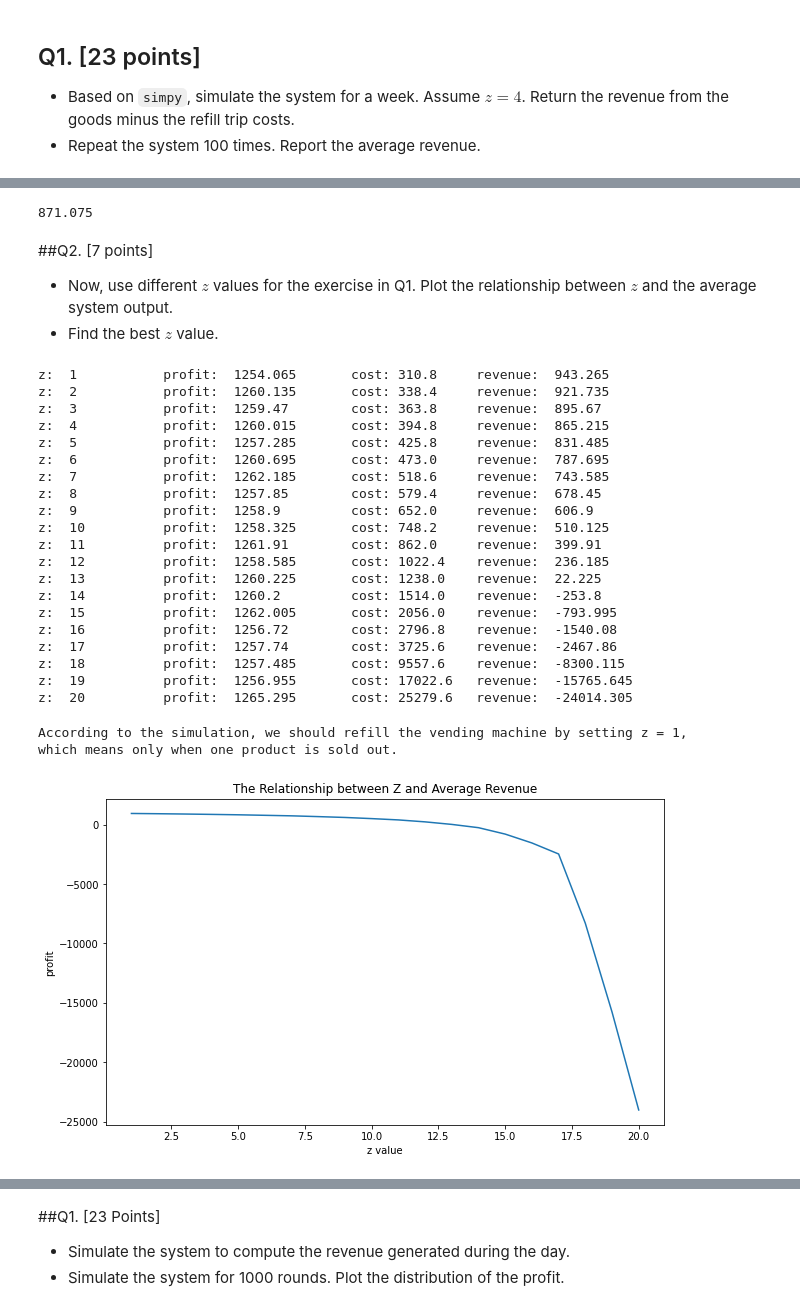
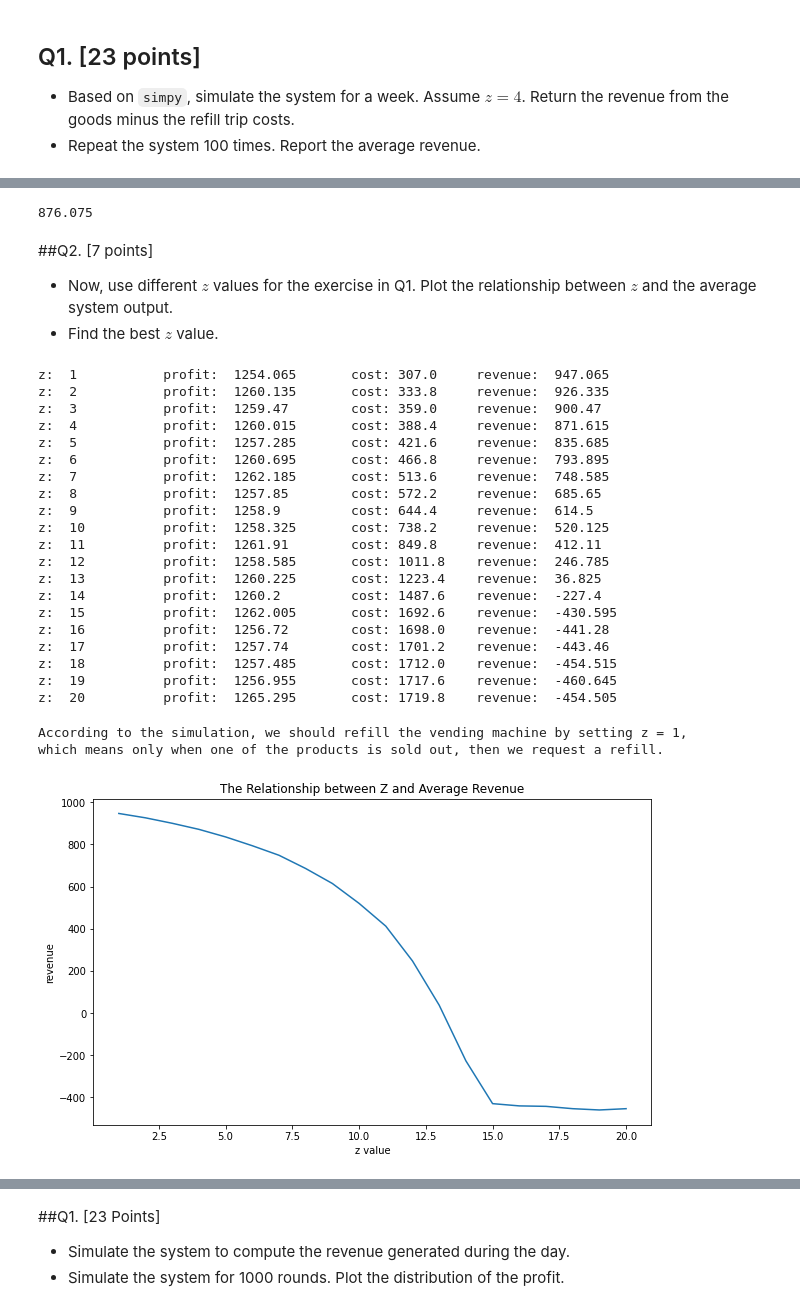
Before and after one commit to r50206v/E4404-Simulation, a Jupyter notebook: hw/Yi_Ping_Tseng_HW5_(IEOR_4404_Fall_2020).ipynb, the cells around one changed output, grey strips where cells are left out. Saved outputs shown, nothing was run; the diff lists cells and outputs as text; code cells hidden in the pictures.

```diff
--- a/hw/Yi_Ping_Tseng_HW5_(IEOR_4404_Fall_2020).ipynb
+++ b/hw/Yi_Ping_Tseng_HW5_(IEOR_4404_Fall_2020).ipynb
@@ -74,6 +74,8 @@ def service(env, desk, timeList, numberOfPeople, Rn_service, lmbda_service):
   yield env.timeout(inter_arrival)
 
   desk.release(rqt)
+  timeList.append(env.now)
+  numberOfPeople.append(len(desk.queue) + len(desk.users))
 
 def simulation(lmbda_arrival, lmbda_service, T):
   Rn_arrival = np.random.RandomState(10)
@@ -182,7 +184,6 @@ Let's assume that the sales of each item generate a profit of 0.5 dollars. Each
 # %%
 def arrival(env, desk, z, profitList, costList, customer_request, debug=False):
   inventory = {k: 20 for k in range(1, 16, 1)}
-  profit = 0
 
   while True:
     product_id = int(np.random.rand() / (1/15)) + 1
@@ -198,17 +199,17 @@ def arrival(env, desk, z, profitList, costList, customer_request, debug=False):
       inventory[product_id] -= purchase_unit
 
     if inventory[product_id] < z:
-      costList.append(20)
       if debug:
-        print('request a refill, profit: %.f, time: %.f' % (profit, env.now))
-      env.process(refill(env, desk))
+        print('request a refill, profit: %.f, cost: %.f, time: %.f' % (sum(profitList), sum(costList), env.now))
+      env.process(refill(env, desk, costList))
       inventory = {k: 20 for k in range(1, 16, 1)}
 
 
-def refill(env, desk):
+def refill(env, desk, costList):
   rqt = desk.request()
   yield rqt
   yield env.timeout(1.95)
+  costList.append(20)
   desk.release(rqt)
 
 
@@ -261,7 +262,7 @@ for _ in range(100):
 # %%
 np.mean(revenueList)
 # %% [output]
-871.075
+876.075
 # %% [markdown]
 ##Q2. [7 points]
 
@@ -291,38 +292,38 @@ for z in range(1, 21, 1):
 for index in range(1, 21, 1):
   print('z: ', index, '\t\tprofit: ', avgProfitList[index-1], '\tcost:', avgCostList[index-1], '\trevenue: ', avgRevenueList[index-1])
 # %% [output]
-z:  1           profit:  1254.065       cost: 310.8     revenue:  943.265
-z:  2           profit:  1260.135       cost: 338.4     revenue:  921.735
-z:  3           profit:  1259.47        cost: 363.8     revenue:  895.67
-z:  4           profit:  1260.015       cost: 394.8     revenue:  865.215
-z:  5           profit:  1257.285       cost: 425.8     revenue:  831.485
-z:  6           profit:  1260.695       cost: 473.0     revenue:  787.695
-z:  7           profit:  1262.185       cost: 518.6     revenue:  743.585
-z:  8           profit:  1257.85        cost: 579.4     revenue:  678.45
-z:  9           profit:  1258.9         cost: 652.0     revenue:  606.9
-z:  10          profit:  1258.325       cost: 748.2     revenue:  510.125
-z:  11          profit:  1261.91        cost: 862.0     revenue:  399.91
-z:  12          profit:  1258.585       cost: 1022.4    revenue:  236.185
-z:  13          profit:  1260.225       cost: 1238.0    revenue:  22.225
-z:  14          profit:  1260.2         cost: 1514.0    revenue:  -253.8
-z:  15          profit:  1262.005       cost: 2056.0    revenue:  -793.995
-z:  16          profit:  1256.72        cost: 2796.8    revenue:  -1540.08
-z:  17          profit:  1257.74        cost: 3725.6    revenue:  -2467.86
-z:  18          profit:  1257.485       cost: 9557.6    revenue:  -8300.115
-z:  19          profit:  1256.955       cost: 17022.6   revenue:  -15765.645
-z:  20          profit:  1265.295       cost: 25279.6   revenue:  -24014.305
+z:  1           profit:  1254.065       cost: 307.0     revenue:  947.065
+z:  2           profit:  1260.135       cost: 333.8     revenue:  926.335
+z:  3           profit:  1259.47        cost: 359.0     revenue:  900.47
+z:  4           profit:  1260.015       cost: 388.4     revenue:  871.615
+z:  5           profit:  1257.285       cost: 421.6     revenue:  835.685
+z:  6           profit:  1260.695       cost: 466.8     revenue:  793.895
+z:  7           profit:  1262.185       cost: 513.6     revenue:  748.585
+z:  8           profit:  1257.85        cost: 572.2     revenue:  685.65
+z:  9           profit:  1258.9         cost: 644.4     revenue:  614.5
+z:  10          profit:  1258.325       cost: 738.2     revenue:  520.125
+z:  11          profit:  1261.91        cost: 849.8     revenue:  412.11
+z:  12          profit:  1258.585       cost: 1011.8    revenue:  246.785
+z:  13          profit:  1260.225       cost: 1223.4    revenue:  36.825
+z:  14          profit:  1260.2         cost: 1487.6    revenue:  -227.4
+z:  15          profit:  1262.005       cost: 1692.6    revenue:  -430.595
+z:  16          profit:  1256.72        cost: 1698.0    revenue:  -441.28
+z:  17          profit:  1257.74        cost: 1701.2    revenue:  -443.46
+z:  18          profit:  1257.485       cost: 1712.0    revenue:  -454.515
+z:  19          profit:  1256.955       cost: 1717.6    revenue:  -460.645
+z:  20          profit:  1265.295       cost: 1719.8    revenue:  -454.505
 # %%
 plt.figure(figsize=(10, 6))
 plt.plot(list(range(1, 21, 1)), avgRevenueList)
 plt.xlabel('z value')
-plt.ylabel('profit')
+plt.ylabel('revenue')
 plt.title('The Relationship between Z and Average Revenue')
 
-print('According to the simulation, we should refill the vending machine by setting z = 1, \nwhich means only when one product is sold out.\n\n')
+print('According to the simulation, we should refill the vending machine by setting z = 1, \nwhich means only when one of the products is sold out, then we request a refill.\n\n')
 # %% [output]
 According to the simulation, we should refill the vending machine by setting z = 1,
-which means only when one product is sold out.
+which means only when one of the products is sold out, then we request a refill.
-[figure, old version]
+[figure, new version]
 # %% [markdown]
 # Exercise 3 [30 Points]
 
```
Also changed, not shown: parts of 8 cells of this notebook.
